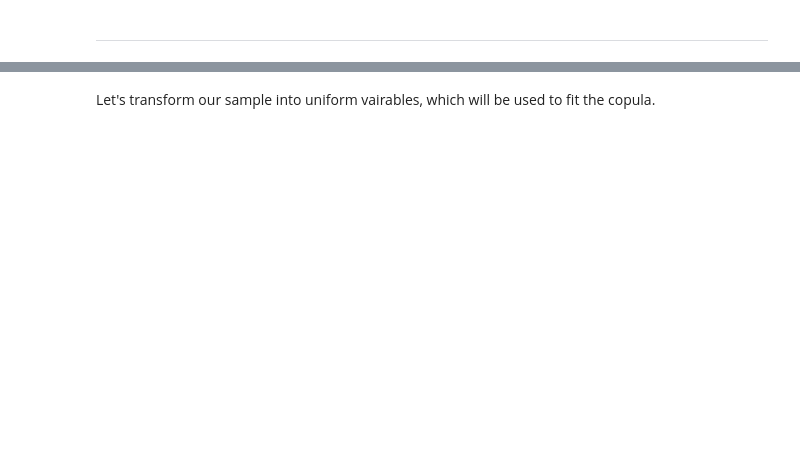
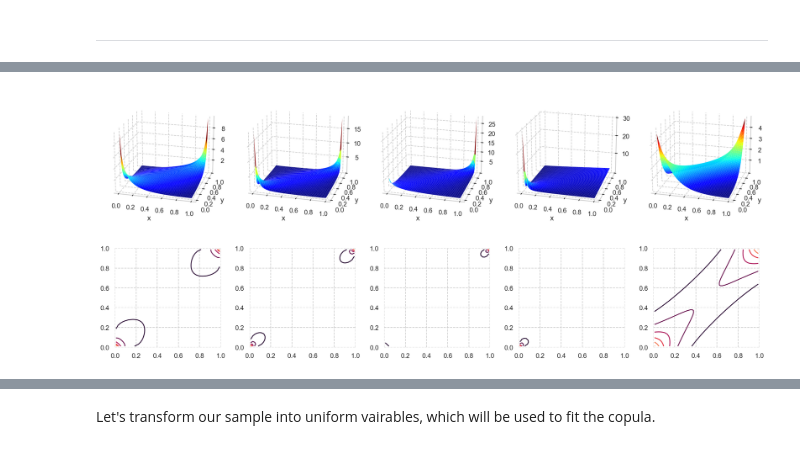
Before and after one commit to Sinbad-The-Sailor/Financial-Mathematics-Notebooks, a Jupyter notebook: dependency_modelling.ipynb, the cells around one changed output, grey strips where cells are left out. Cells and saved outputs as stored; diff of their text form; code cells hidden in the pictures; blank space fills up the shorter version.

```diff
--- a/dependency_modelling.ipynb
+++ b/dependency_modelling.ipynb
@@ -171,0 +335,7 @@ Normal (boring) bivariate copula in canonical representation.
+# %%
+clayton_copula = copulae.ClaytonCopula()
+clayton_copula.fit(transformed_sample)
+print('Clayton Parameter')
+clayton_copula.params
+print('Log-Likelihood of Clayton Copula')
+clayton_copula.log_lik(transformed_sample)
@@ -171,0 +524,27 @@ Normal (boring) bivariate copula in canonical representation.
+# %%
+fig, axs = plt.subplots(1,5, subplot_kw=dict(projection='3d'))
+
+plot_copula(normal_copula, axs[0])
+plot_copula(student_copula, axs[1])
+plot_copula(gumbel_copula, axs[2])
+plot_copula(clayton_copula, axs[3])
+plot_copula(frank_copula, axs[4])
+
+fig.set_size_inches(16, 6)
+plt.tight_layout()
+plt.show()
+
+fig, axs = plt.subplots(1,5)
+
+plot_copula_contour(normal_copula, axs[0])
+plot_copula_contour(student_copula, axs[1])
+plot_copula_contour(gumbel_copula, axs[2])
+plot_copula_contour(clayton_copula, axs[3])
+plot_copula_contour(frank_copula, axs[4])
+
+fig.set_size_inches(16, 3)
+plt.tight_layout()
+plt.show()
+# %% [output]
+[figure, added]
+[figure, added]
```
Also changed, not shown: parts of 45 cells of this notebook, 1 other file.
